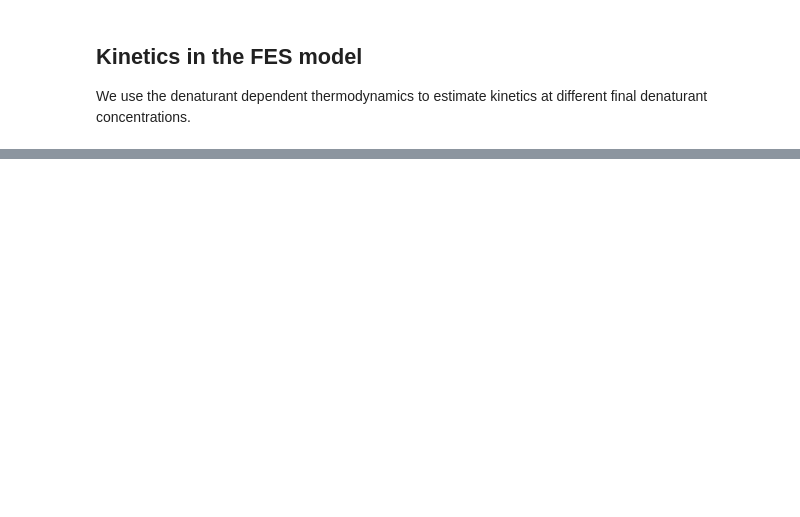
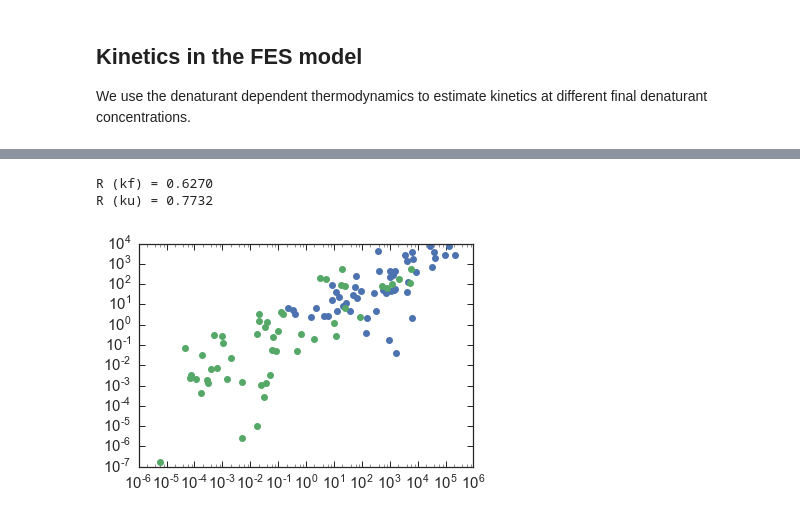
Before and after one commit to daviddesancho/PREFUR, a Jupyter notebook: examples/free_energy_predict.ipynb, the cells around one changed output, grey strips where cells are left out. Saved outputs shown, nothing was run; the diff lists cells and outputs as text; code cells hidden in the pictures; blank space fills up the shorter version.

```diff
--- a/examples/free_energy_predict.ipynb
+++ b/examples/free_energy_predict.ipynb
@@ -77,0 +89,26 @@ FES.nat[71]
+# %%
+def ind_to_char(s):
+    if s == 1:
+        return "a"
+    if s == 2:
+        return "b"
+    elif s == 3:
+        return "ab"
+nres = DataBase.Size.as_matrix()
+struct = DataBase.Structure.as_matrix()
+kfold  = []
+kunfold  = []
+for n, s in zip(nres, struct):
+    c = ind_to_char(s)
+    kf, ku, FES = kinetics.predict(nres=n, struct=c)
+    kfold.append(kf)
+    kunfold.append(ku)
+# %%
+plt.loglog(DataBase.kfexp, kfold, 'o')
+plt.loglog(DataBase.kuexp, kunfold, 'o')
+print "R (kf) = %6.4f"%np.corrcoef(np.log10(DataBase.kfexp), np.log10(kfold))[0][1]
+print "R (ku) = %6.4f"%np.corrcoef(np.log10(DataBase.kuexp), np.log10(kunfold))[0][1]
+# %% [output]
+R (kf) = 0.6270
+R (ku) = 0.7732
+[figure, added]
```
Also changed, not shown: parts of 6 cells of this notebook.
